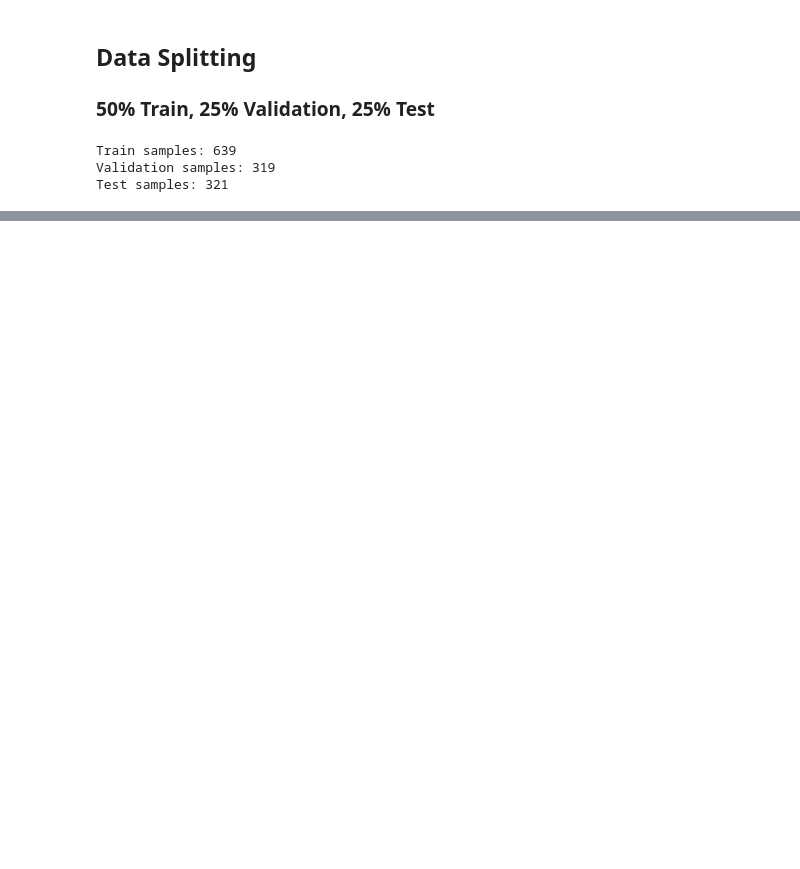
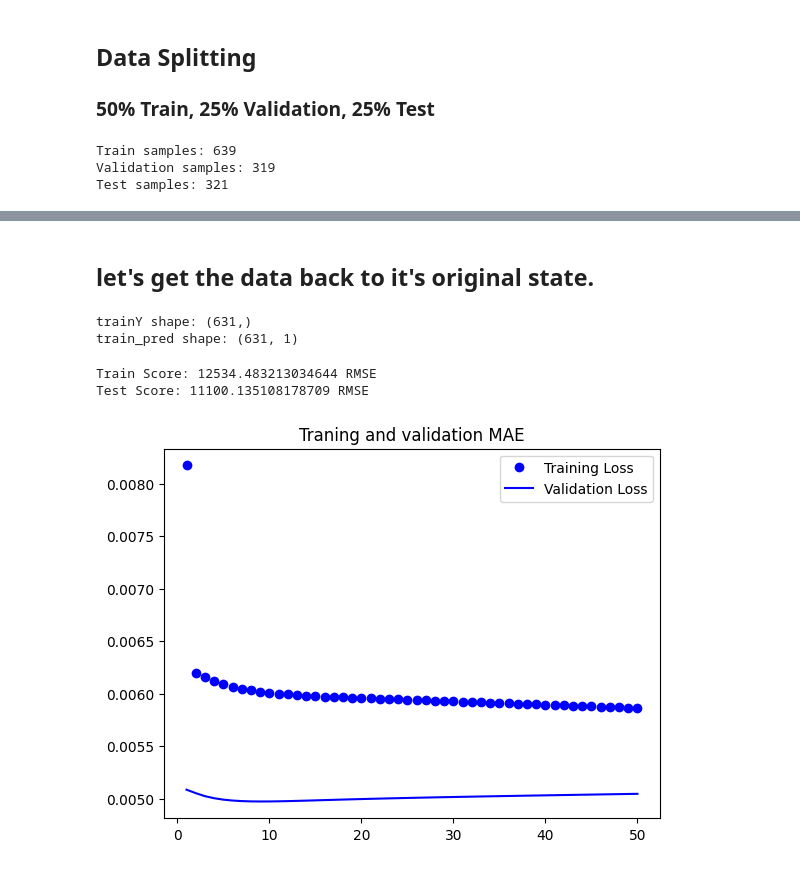
Before and after one commit to TariqAlhathloul/Time-Series-Forecasting-Project, a Jupyter notebook: WorkSpace/traffic_Counts.ipynb, the cells around one changed output, grey strips where cells are left out. Cells and saved outputs as stored; diff of their text form; code cells hidden in the pictures; blank space fills up the shorter version.

```diff
--- a/WorkSpace/traffic_Counts.ipynb
+++ b/WorkSpace/traffic_Counts.ipynb
@@ -234,0 +303,4 @@ array([ 0.12564628, -0.47474986,  0.11814133, -0.24960131, -0.26461121,
+# %%
+model = Sequential()
+model.add(LSTM(32, input_shape=(1, time_step)))
+model.add(Dense(1))
@@ -234,0 +309,12 @@ array([ 0.12564628, -0.47474986,  0.11814133, -0.24960131, -0.26461121,
+# %%
+model.compile(
+    optimizer='adam',
+    loss='mean_squared_error',
+    metrics=['mae']
+)
+# %%
+callbacks = [
+    keras.callbacks.ModelCheckpoint(
+        filepath='traffic_model1.keras',
+        save_best_only=True)
+]
@@ -234,0 +335,9 @@ array([ 0.12564628, -0.47474986,  0.11814133, -0.24960131, -0.26461121,
+# %%
+history = model.fit(
+    train_X, trainY,
+    validation_data=(val_X, val_Y),
+    epochs=50,
+    batch_size=8,
+    callbacks=callbacks,
+    verbose=2
+)
@@ -234,0 +372,2 @@ array([ 0.12564628, -0.47474986,  0.11814133, -0.24960131, -0.26461121,
+# %% [markdown]
+## let's get the data back to it's original state.
@@ -234,0 +380,30 @@ array([ 0.12564628, -0.47474986,  0.11814133, -0.24960131, -0.26461121,
+# %%
+print(f"trainY shape: {trainY.shape}")
+print(f"train_pred shape: {train_pred.shape}")
+# %% [output]
+trainY shape: (631,)
+train_pred shape: (631, 1)
+# %%
+
+# Calculate RMSE for training data
+trainScore = np.sqrt(mean_squared_error(trainY_i[0], train_pred[:, 0]))
+print(f"Train Score: {trainScore} RMSE")
+
+# Calculate RMSE for testing data
+testScore = np.sqrt(mean_squared_error(testY_i[0], test_pred[:, 0]))
+print(f"Test Score: {testScore} RMSE")
+# %% [output]
+Train Score: 12534.483213034644 RMSE
+Test Score: 11100.135108178709 RMSE
+# %%
+loss = history.history['loss']
+val_loss = history.history['val_loss']
+epochs = range(1, len(loss) + 1)
+plt.figure()
+plt.plot(epochs, loss, 'bo', label='Training Loss')
+plt.plot(epochs, val_loss, 'b', label='Validation Loss')
+plt.title('Traning and validation MAE')
+plt.legend()
+plt.show()
+# %% [output]
+[figure, added]
```
Also changed, not shown: parts of 66 cells of this notebook, 3 other files.
